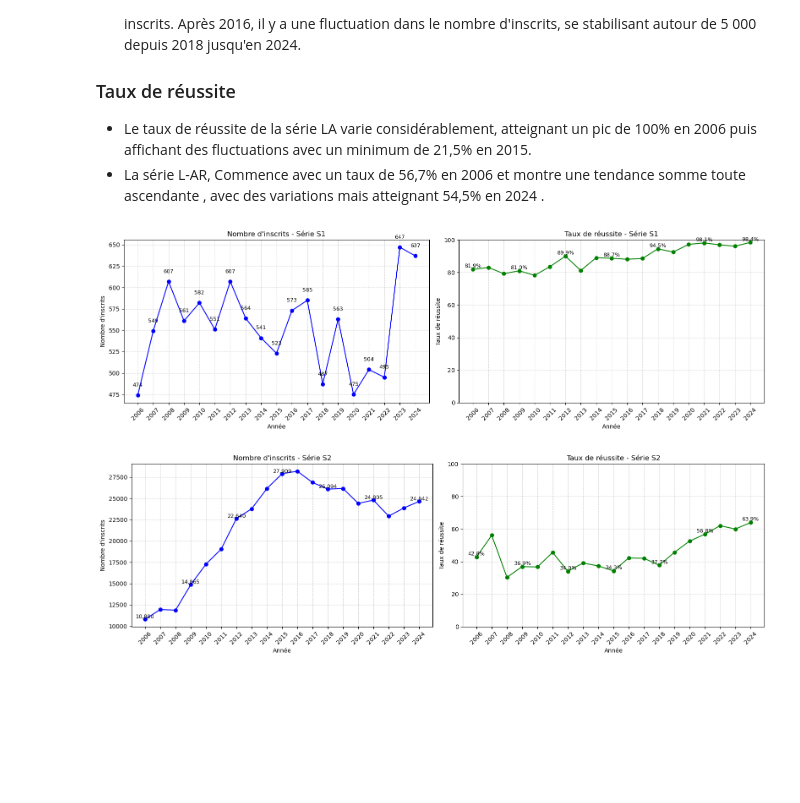
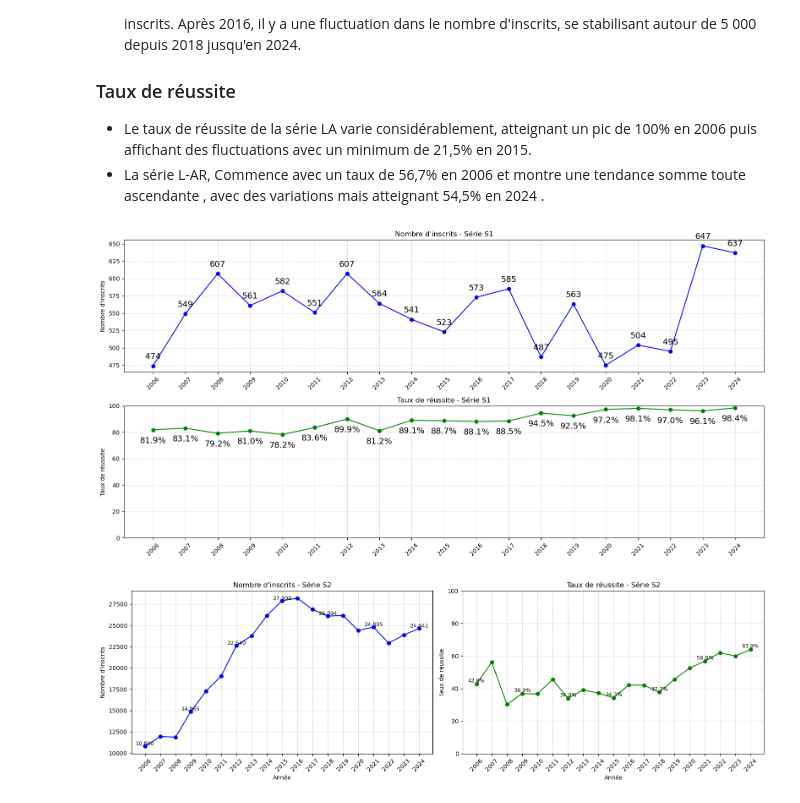
Before and after one commit to Abdouroihim-Attoumane/nootebook_memoire, a Jupyter notebook: etude_bac.ipynb, the cells around one changed output. Saved outputs shown, nothing was run; the diff lists cells and outputs as text; code cells hidden in the pictures; blank space fills up the shorter version.

```diff
--- a/etude_bac.ipynb
+++ b/etude_bac.ipynb
@@ -856,0 +919,19 @@ plt.show()
+# %%
+plt.figure(figsize=(28, 8))
+
+# Graphe 2 : Taux de réussite
+plt.subplot(1, 2, 2)
+for serie in series_g_steg:
+    plt.plot(taux_admis_g_steg['year'], taux_admis_g_steg[serie], marker='o', label=f"Série {serie}")
+    step = max(1, len(taux_admis_g_steg) // 10)
+    for i in range(0, len(taux_admis_g_steg), step):
+        plt.text(taux_admis_g_steg.loc[i, 'year'], taux_admis_g_steg.loc[i, serie] + 1,
+                 f"{taux_admis_g_steg.loc[i, serie]:.1f}%", ha='center', fontsize=14)
+# plt.title("Évolution du taux de réussite (G et STEG)")
+plt.xticks(rotation=45)
+plt.ylim(0, 100)
+plt.grid(True, linestyle='--', alpha=0.2)
+plt.legend()
+
+plt.tight_layout()
+plt.show()
@@ -961,53 +1044,53 @@ inscrits_series = (
 every_n = max(1, len(inscrits_series) // 10)
 year_label = inscrits_series.index[::every_n]
 
-plt.figure(figsize=(16, 5))
+plt.figure(figsize=(16, 8))
 
 # Graphe nombre d'inscrits
-plt.subplot(1, 2, 1)
+plt.subplot(2, 1, 1)
 plt.plot(inscrits_series['year'], inscrits_series['inscrits'], marker='o', color='blue')
 
 # Affichage étiquettes limité
 for i in year_label:
     plt.text(inscrits_series.loc[i, 'year'], inscrits_series.loc[i, 'inscrits'] + 10,
-             f"{inscrits_series.loc[i, 'inscrits']:,}", ha='center', fontsize=9)
+             f"{inscrits_series.loc[i, 'inscrits']:,}", ha='center', fontsize=14)
 
 plt.title(f"Nombre d'inscrits - Série {serie}")
-plt.xlabel("Année")
+# plt.xlabel("Année")
 plt.ylabel("Nombre d'inscrits")
 plt.xticks(rotation=45)
 plt.grid(True, linestyle='--', alpha=0.5)
 
 # Taux de réussite
 taux_reussite_series = (
     all_data_filtre[(all_data_filtre['serie'] == serie) & (all_data_filtre['abs'] == 0)]
     .groupby('year')['admis']
     .apply(lambda x: (x == 'admis').mean() * 100)
     .reset_index(name='taux_reussite')
 )
 
-plt.subplot(1, 2, 2)
+plt.subplot(2,1, 2)
 plt.plot(taux_reussite_series['year'], taux_reussite_series['taux_reussite'], marker='o', color='green')
 
 # Étiquettes limitées pour taux de réussite
-every_n_tr = max(1, len(taux_reussite_series) // 5)
+every_n_tr = max(1, len(taux_reussite_series) // 10)
 year_label_tr = taux_reussite_series.index[::every_n_tr]
 
 for i in year_label_tr:
-    plt.text(taux_reussite_series.loc[i, 'year'], taux_reussite_series.loc[i, 'taux_reussite'] + 1,
-             f"{taux_reussite_series.loc[i, 'taux_reussite']:.1f}%", ha='center', fontsize=9)
+    plt.text(taux_reussite_series.loc[i, 'year'], taux_reussite_series.loc[i, 'taux_reussite'] - 10,
+             f"{taux_reussite_series.loc[i, 'taux_reussite']:.1f}%", ha='center', fontsize=14)
 
 plt.title(f"Taux de réussite - Série {serie}")
-plt.xlabel("Année")
+# plt.xlabel("Année")
 plt.ylabel("Taux de réussite")
 plt.ylim(0, 100)
 plt.xticks(rotation=45)
 plt.grid(True, linestyle='--', alpha=0.5)
 
 plt.tight_layout()
 plt.show()
 # %% [output]
-[figure, old version]
+[figure, new version]
 # %%
 # Exemple pour une série (par ex. S1)
 
```
Also changed, not shown: parts of 7 cells of this notebook, 1 other file.
